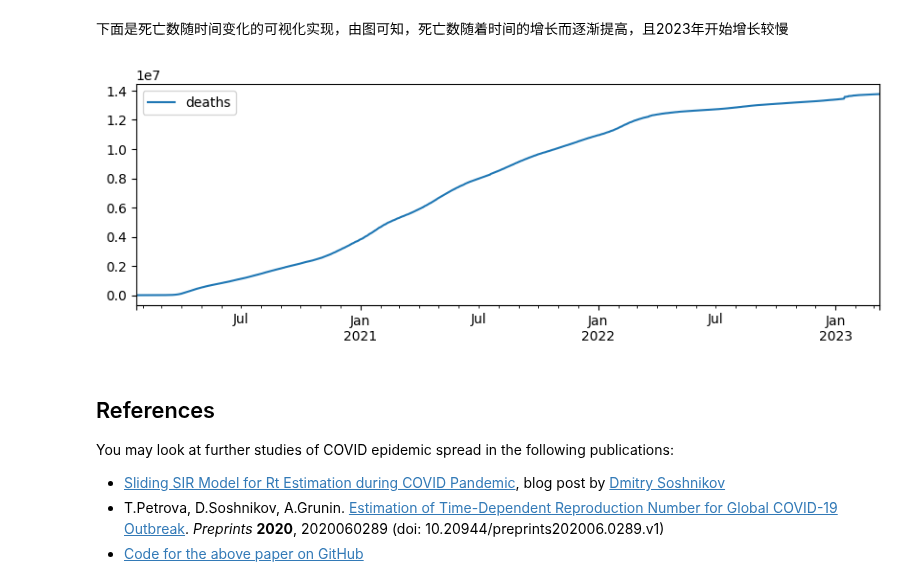
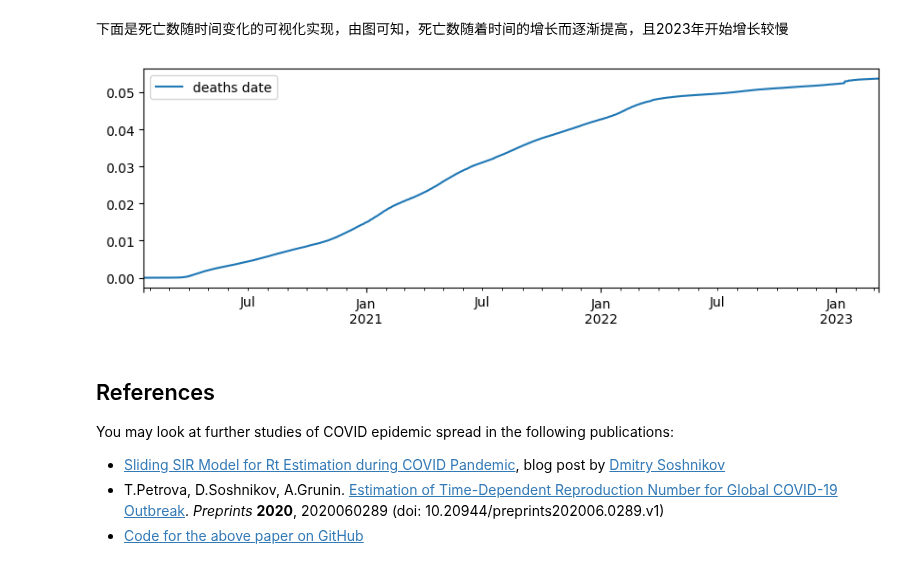
Before and after one commit to bupt-zhangleihan/assignment-1-fundamentals-of-git-CHENCHANGYAUN, a Jupyter notebook: 07-分析COVID传播.ipynb, the cells around one changed output. Cells and saved outputs as stored; diff of their text form; code cells hidden in the pictures.

```diff
--- a/07-分析COVID传播.ipynb
+++ b/07-分析COVID传播.ipynb
@@ -457,17 +459,19 @@ plt.show()#输出数据
 # %% [markdown]
 下面是死亡数随时间变化的可视化实现，由图可知，死亡数随着时间的增长而逐渐提高，且2023年开始增长较慢
+# %%
+pop1 = countries['Population'].sum()
 # %%
 deaths1 = pd.read_csv(deaths_dataset_url)
 deaths1.drop(columns=['Lat','Long','Province/State','Country/Region'],inplace=True)
 deaths1.loc[289]=deaths.apply(lambda x:sum(x),axis=0)#求取每一天全球死亡数之和
 
-df1 = pd.DataFrame({  'deaths' : deaths1.loc[289]})
+df1 = pd.DataFrame({  'deaths date' : deaths1.loc[289]*100 / pop1})
 df1.index = pd.to_datetime(df1.index)#处理数据
 
 df1.plot()
 plt.show()#输出数据
 # %% [output]
-[figure, old version]
+[figure, new version]
 # %% [markdown]
 ## References
 
```
Also changed, not shown: parts of 6 cells of this notebook.
